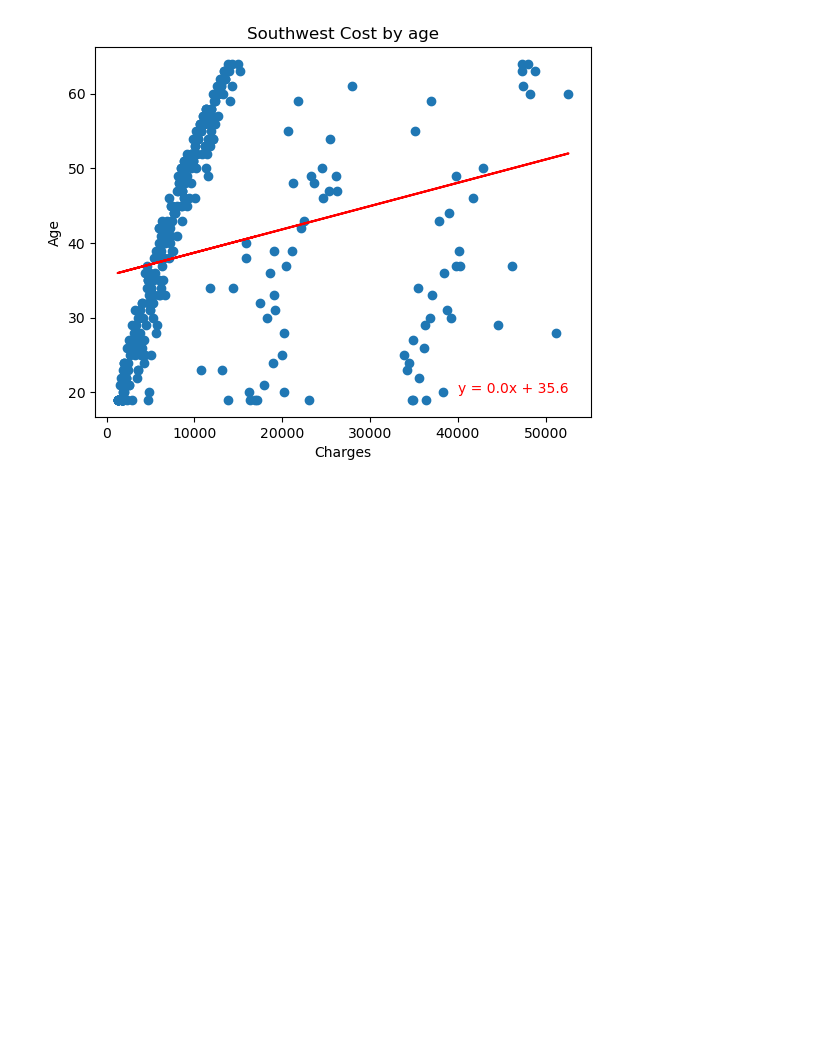
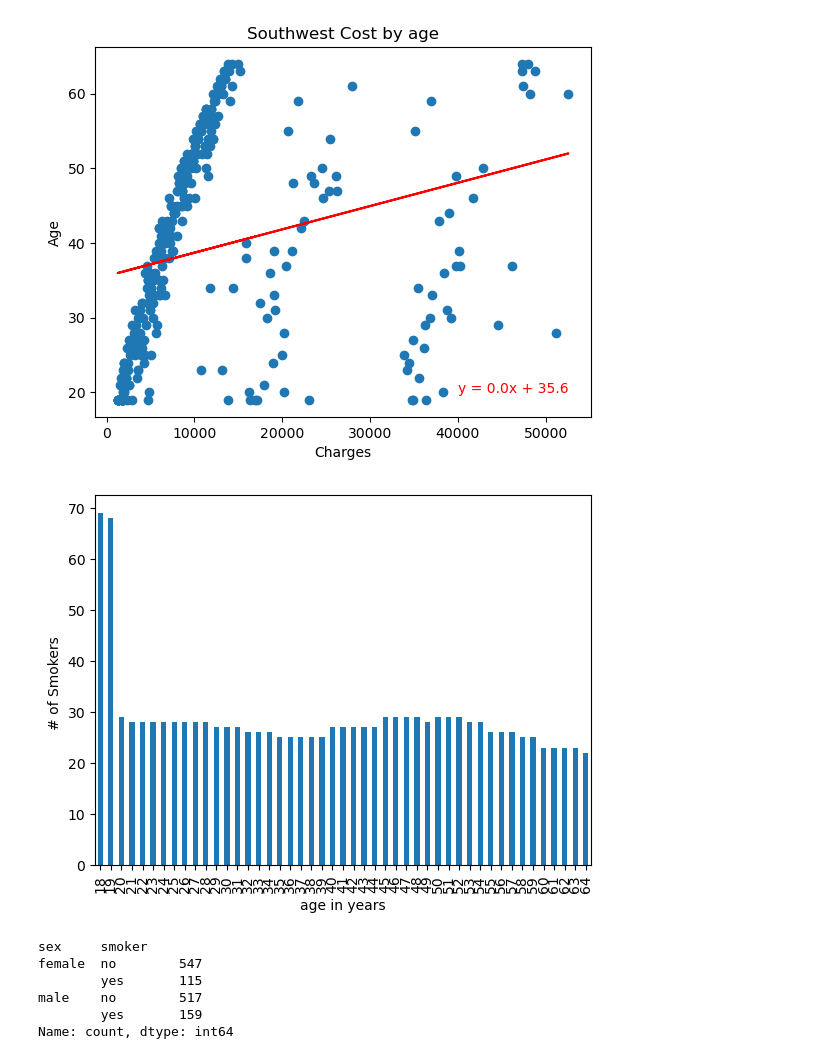
Before and after one commit to JohanaMarie/project_1, a Jupyter notebook: Insurance.ipynb, the cells around one changed output. Saved outputs shown, nothing was run; the diff lists cells and outputs as text; code cells hidden in the pictures; blank space fills up the shorter version.

Commit message:
added smokers code

```diff
--- a/Insurance.ipynb
+++ b/Insurance.ipynb
@@ -160,3 +160,23 @@ plot_linear_regression(x_values, y_values, 'Southwest Cost by age', 'Age',(40000
 # %% [output]
 The r-value is: 0.06674879291871783
 [figure]
+# %%
+#grouping the smoker by age
+smoker_age_df=insurance_df.groupby('age')['smoker'].count()
+smoker_age_df.plot(kind='bar')
+plt.ylabel("# of Smokers ")
+plt.xlabel("age in years")
+
+plt.show()
+# %% [output]
+[figure, added]
+# %%
+smoker_gender_df=insurance_df.groupby('sex')['smoker'].value_counts()
+smoker_gender_df
+# %% [output]
+sex     smoker
+female  no        547
+        yes       115
+male    no        517
+        yes       159
+Name: count, dtype: int64
```
Also changed, not shown: parts of 2 cells of this notebook.
